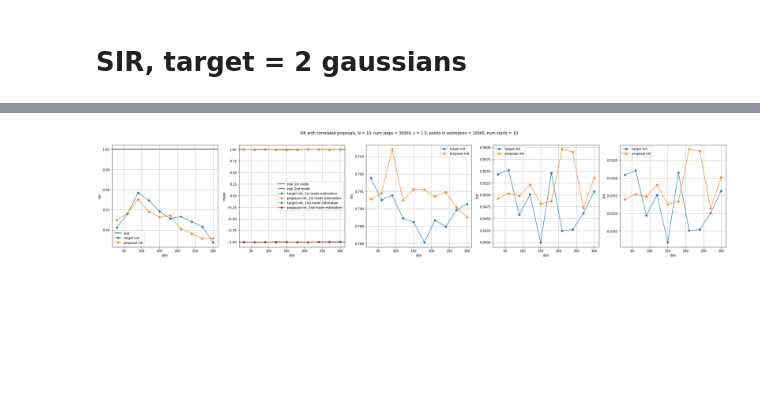
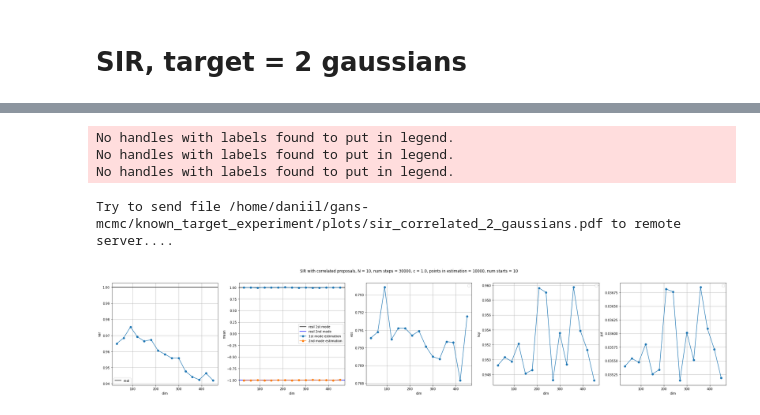
Before and after one commit to premolab/gans_sampling, a Jupyter notebook: notebooks/known_target.ipynb, the cells around one changed output, grey strips where cells are left out. Cells and saved outputs as stored; diff of their text form; code cells hidden in the pictures; blank space fills up the shorter version.

```diff
--- a/notebooks/known_target.ipynb
+++ b/notebooks/known_target.ipynb
@@ -155,13 +164,14 @@ num_points_in_chain = 10000
 strategy_mean = 'chain'
 device = torch.device('cuda' if torch.cuda.is_available() else 'cpu')
 batch_size = 1
-n_steps = 60000
+n_steps = 30000
 c = 1.0
 N = 10
 method_params = {'n_steps': n_steps, 'scale_proposal': scale_proposal, 'N': 10, 'c': c}
 random_seed = 42
 method = 'sir_correlated'
 print_results = True
+mode_init = 'proposal'
 results_corr = run_experiments_gaussians(dim_arr,
                                          scale_proposal,
                                          scale_target,
@@ -171,6 +181,7 @@ results_corr = run_experiments_gaussians(dim_arr,
                                          batch_size,
                                          method_params,
                                          random_seed,
+                                         mode_init,
                                          method,
                                          print_results)
 # %% [output]
@@ -209,12 +220,20 @@ axs[2].set_ylabel('ess')
 
 modes_to_plot = ['mean_var', 'mean_loc', 'ess']
 for i, mode in enumerate(modes_to_plot):
-    axs[i].plot(dim_arr, results_corr['target'][mode], label='target init', marker='o')
-    axs[i].plot(dim_arr, results_corr['proposal'][mode], label='proposal init', marker='o')
+    #axs[i].plot(dim_arr, results_corr['target'][mode], label='target init', marker='o')
+    #axs[i].plot(dim_arr, results_corr['proposal'][mode], label='proposal init', marker='o')
+    axs[i].plot(dim_arr, results_corr['proposal'][mode], marker='o')
 
 for ax in axs:
     ax.grid()
     ax.legend()
 
+path_to_plots = '/home/daniil/gans-mcmc/known_target_experiment/plots'
+path_to_fig = os.path.join(path_to_plots, 'sir_correlated_1_gaussian.pdf')
+plt.savefig(path_to_fig)
+send_file_to_remote(path_to_fig,
+                    port_to_remote,
+                    path_to_save_remote)
+
 plt.show()
 # %% [output]
@@ -633,44 +384,55 @@ axs[1].axhline(loc_1_target, label='real 1st mode', color='black')
 axs[1].axhline(loc_2_target, label='real 2nd mode', color='blue')
 axs[1].set_xlabel('dim')
 axs[1].set_ylabel('mean')
 
 axs[2].set_xlabel('dim')
 axs[2].set_ylabel('ess')
 
 axs[3].set_xlabel('dim')
 axs[3].set_ylabel('hqr')
 
 axs[4].set_xlabel('dim')
 axs[4].set_ylabel('jsd')
 
 modes_to_plot = ['mean_var', 'mean_loc_1', 'mean_loc_2', 'ess', 'mean_hqr', 'mean_jsd']
 for i, mode in enumerate(modes_to_plot):
     if i == 1:
-        axs[i].plot(dim_arr, results_corr['target']['mean_loc_1'],
-                    label='target init, 1st mode estimation', marker='o')
-        axs[i].plot(dim_arr, results_corr['proposal']['mean_loc_1'],
-                    label='proposal init, 1st mode estimation', marker='o')
-        axs[i].plot(dim_arr, results_corr['target']['mean_loc_2'],
-                    label='target init, 2nd mode estimation', marker='o')
-        axs[i].plot(dim_arr, results_corr['proposal']['mean_loc_2'],
-                    label='proposal init, 2nd mode estimation', marker='o')
+        #axs[i].plot(dim_arr, results_corr['target']['mean_loc_1'],
+        #            label='target init, 1st mode estimation', marker='o')
+        axs[i].plot(dim_arr, results_corr_2['proposal']['mean_loc_1'],
+                    label='1st mode estimation', marker='o')
+        #axs[i].plot(dim_arr, results_corr['target']['mean_loc_2'],
+        #            label='target init, 2nd mode estimation', marker='o')
+        axs[i].plot(dim_arr, results_corr_2['proposal']['mean_loc_2'],
+                    label='2nd mode estimation', marker='o')
     elif i == 2:
         pass
     else:
         if i == 0:
             j = 0
         else:
             j = i - 1
-        axs[j].plot(dim_arr, results_corr['target'][mode], label='target init', marker='o')
-        axs[j].plot(dim_arr, results_corr['proposal'][mode], label='proposal init', marker='o')
+        #axs[j].plot(dim_arr, results_corr['target'][mode], label='target init', marker='o')
+        axs[j].plot(dim_arr, results_corr_2['proposal'][mode], marker='o')
 
 for ax in axs:
     ax.grid()
     ax.legend()
 
+path_to_plots = '/home/daniil/gans-mcmc/known_target_experiment/plots'
+path_to_fig = os.path.join(path_to_plots, 'sir_correlated_2_gaussians.pdf')
+plt.savefig(path_to_fig)
+send_file_to_remote(path_to_fig,
+                    port_to_remote,
+                    path_to_save_remote)
+
 plt.show()
 # %% [output]
+No handles with labels found to put in legend.
+No handles with labels found to put in legend.
+No handles with labels found to put in legend.
+Try to send file /home/daniil/gans-mcmc/known_target_experiment/plots/sir_correlated_2_gaussians.pdf to remote server....
-[figure, old version]
+[figure, new version]
 # %%
 dim_arr = [30*(i + 1) for i in range(10)]
 var_proposal = 2.0
```
Also changed, not shown: parts of 18 cells of this notebook, 3 other files.
